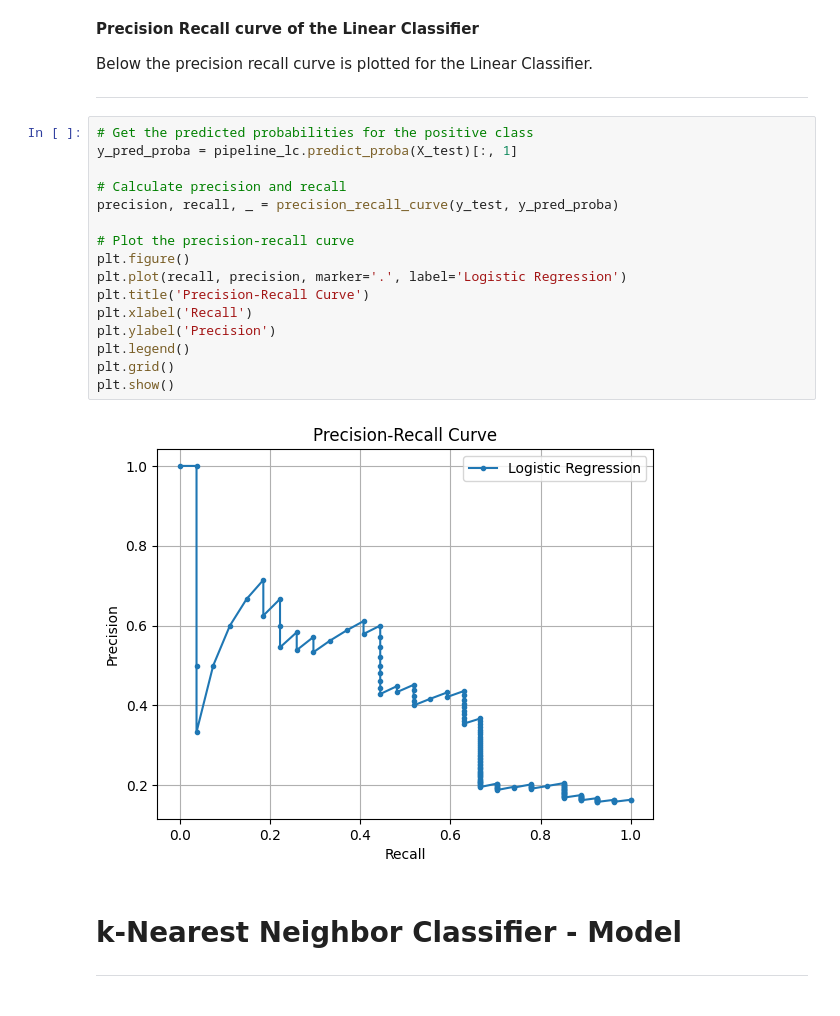
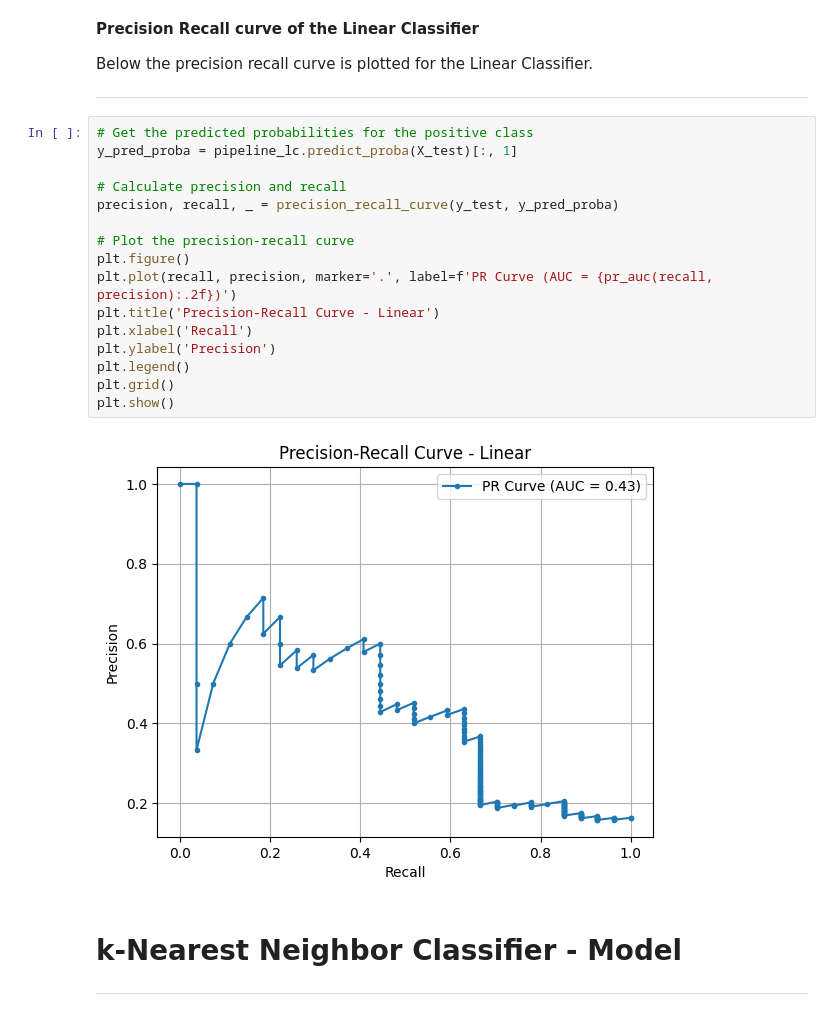
Before and after one commit to Ming842/TM10007_Machine_Learning_Group_4, a Jupyter notebook: final.ipynb, the cells around one changed output. Saved outputs shown, nothing was run; the diff lists cells and outputs as text.

```diff
--- a/final.ipynb
+++ b/final.ipynb
@@ -787,21 +787,21 @@ Below the precision recall curve is plotted for the Linear Classifier.
 # %%
 # Get the predicted probabilities for the positive class
 y_pred_proba = pipeline_lc.predict_proba(X_test)[:, 1]
 
 # Calculate precision and recall
 precision, recall, _ = precision_recall_curve(y_test, y_pred_proba)
 
 # Plot the precision-recall curve
 plt.figure()
-plt.plot(recall, precision, marker='.', label='Logistic Regression')
-plt.title('Precision-Recall Curve')
+plt.plot(recall, precision, marker='.', label=f'PR Curve (AUC = {pr_auc(recall, precision):.2f})')
+plt.title('Precision-Recall Curve - Linear')
 plt.xlabel('Recall')
 plt.ylabel('Precision')
 plt.legend()
 plt.grid()
 plt.show()
 # %% [output]
-[figure, old version]
+[figure, new version]
 # %% [markdown]
 # k-Nearest Neighbor Classifier - Model
 
```
Also changed, not shown: parts of 5 cells of this notebook.
